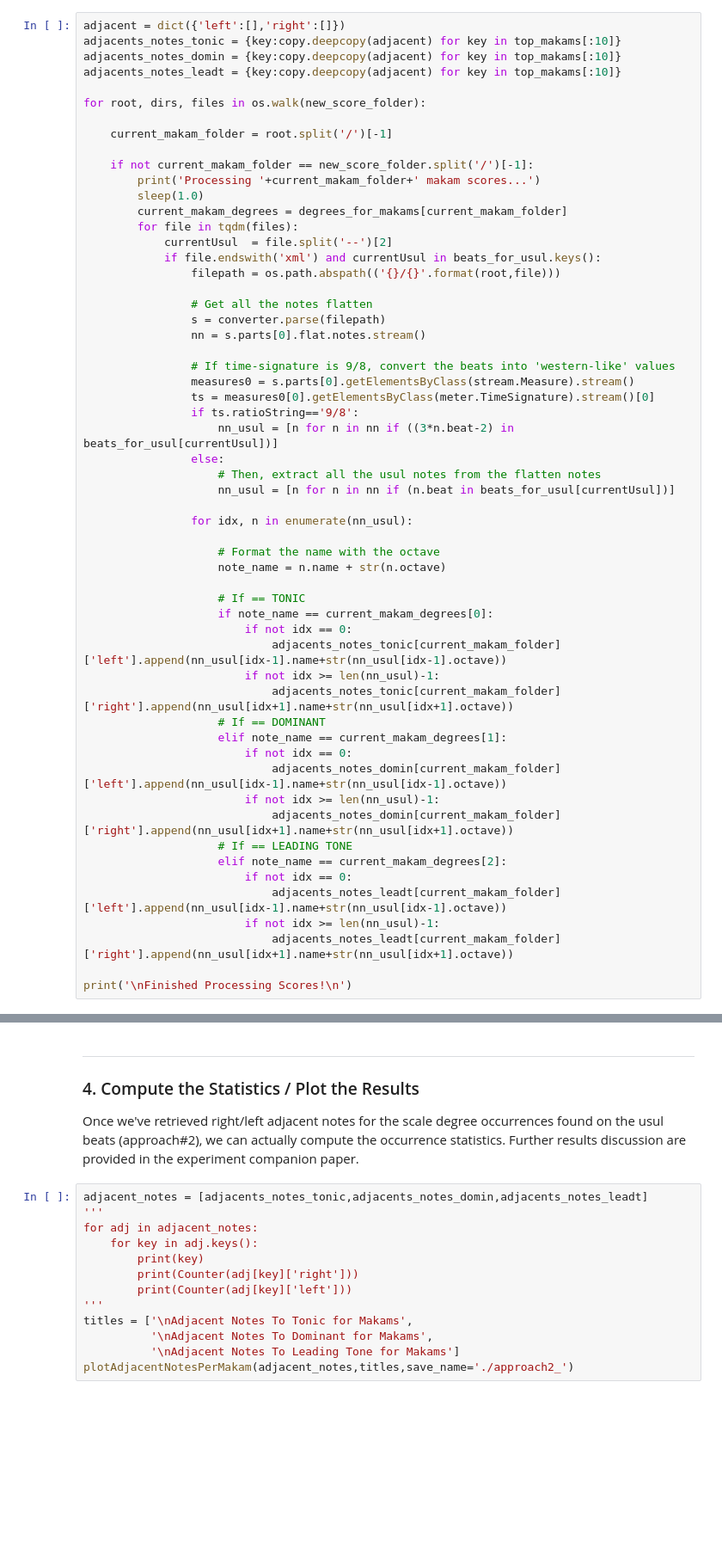
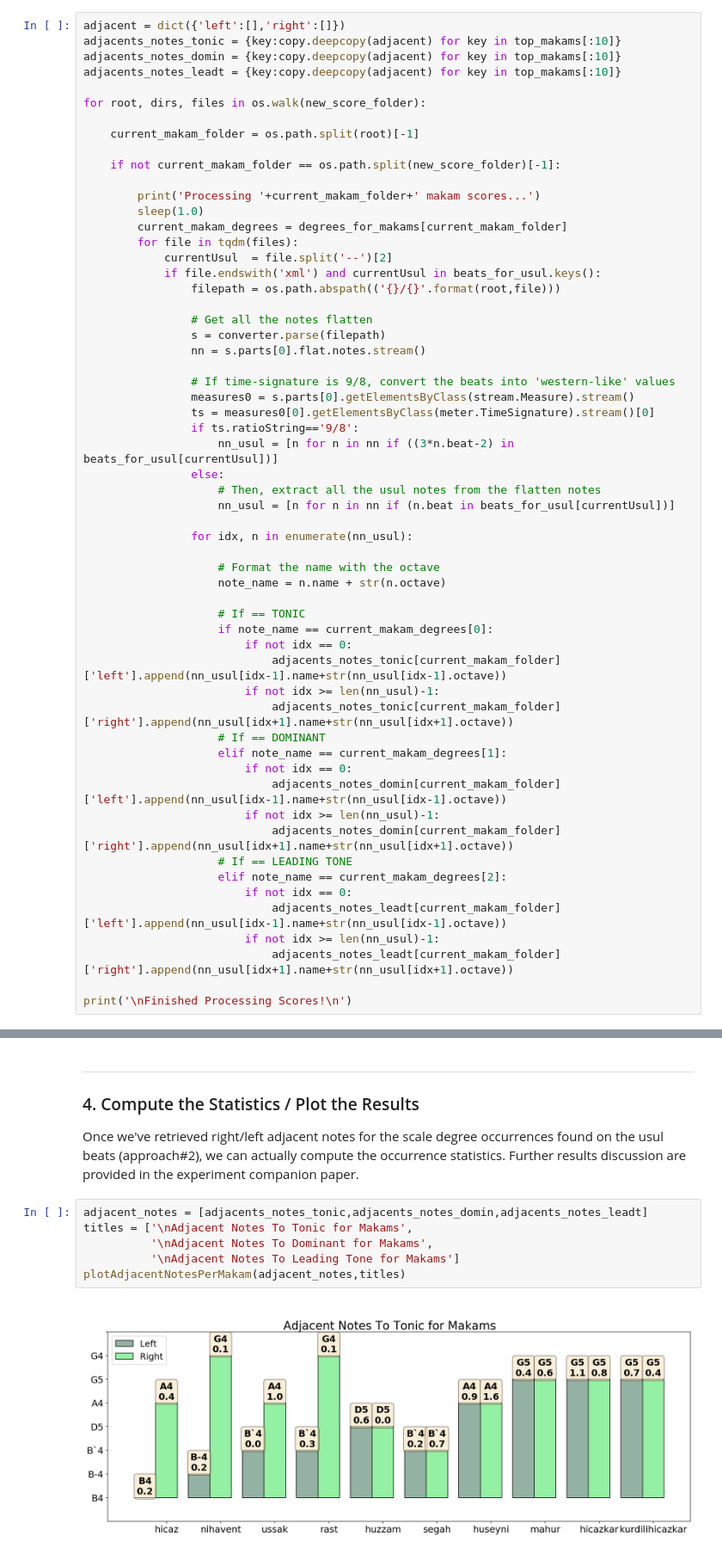
Before and after one commit to darius522/AMPL-makam-project, a Jupyter notebook: experiment_notebook.ipynb, the cells around one changed output, grey strips where cells are left out. Shown at 86% size. Drawn from its saved outputs; the diff is of its cells as text; blank space fills up the shorter version.

```diff
--- a/experiment_notebook.ipynb
+++ b/experiment_notebook.ipynb
@@ -376,9 +403,10 @@ adjacents_notes_leadt = {key:copy.deepcopy(adjacent) for key in top_makams[:10]}
 
 for root, dirs, files in os.walk(new_score_folder):
 
-    current_makam_folder = root.split('/')[-1]
+    current_makam_folder = os.path.split(root)[-1]
 
-    if not current_makam_folder == new_score_folder.split('/')[-1]:
+    if not current_makam_folder == os.path.split(new_score_folder)[-1]:
+
         print('Processing '+current_makam_folder+' makam scores...')
         sleep(1.0)
         current_makam_degrees = degrees_for_makams[current_makam_folder]
@@ -433,14 +479,9 @@ print('\nFinished Processing Scores!\n')
 Once we've retrieved right/left adjacent notes for the scale degree occurrences found on the usul beats (approach#2), we can actually compute the occurrence statistics. Further results discussion are provided in the experiment companion paper.
 # %%
 adjacent_notes = [adjacents_notes_tonic,adjacents_notes_domin,adjacents_notes_leadt]
-'''
-for adj in adjacent_notes:
-    for key in adj.keys():
-        print(key)
-        print(Counter(adj[key]['right']))
-        print(Counter(adj[key]['left']))
-'''
 titles = ['\nAdjacent Notes To Tonic for Makams',
           '\nAdjacent Notes To Dominant for Makams',
           '\nAdjacent Notes To Leading Tone for Makams']
-plotAdjacentNotesPerMakam(adjacent_notes,titles,save_name='./approach2_')
+plotAdjacentNotesPerMakam(adjacent_notes,titles)
+# %% [output]
+[figure, added]
```
Also changed, not shown: parts of 18 cells of this notebook.
